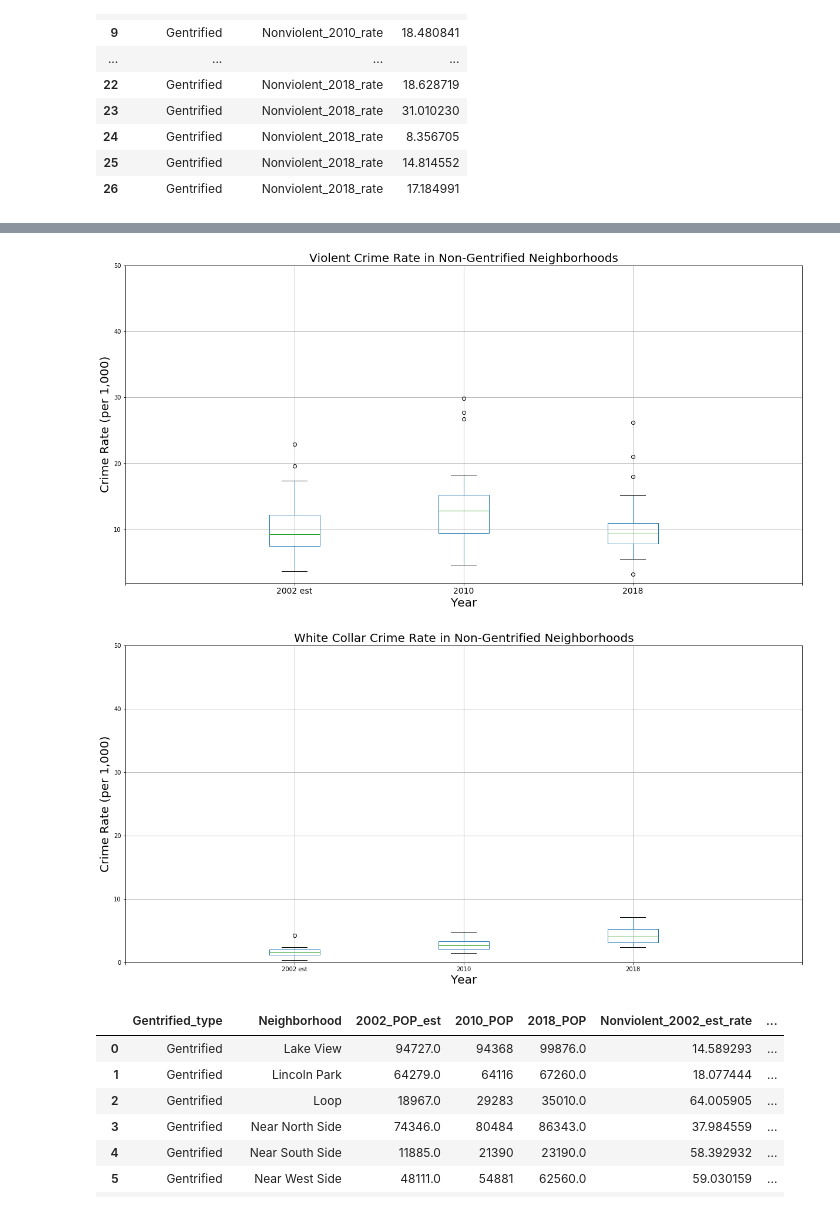
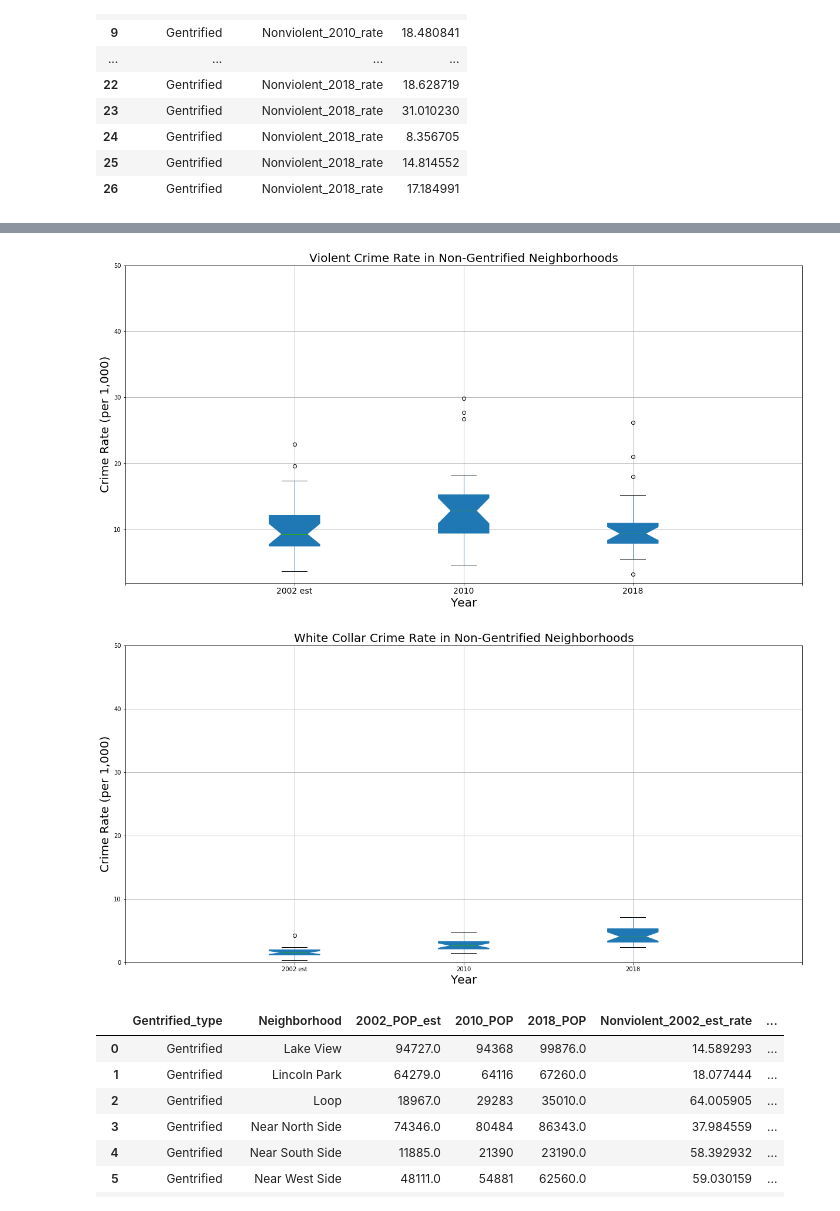
Before and after one commit to ajdeschenes/RuPaulsitory, a Jupyter notebook: Dev/Crime/chicago_crime_gentrification_api_json.ipynb, the cells around one changed output, grey strips where cells are left out. Cells and saved outputs as stored; diff of their text form; code cells hidden in the pictures.

```diff
--- a/Dev/Crime/chicago_crime_gentrification_api_json.ipynb
+++ b/Dev/Crime/chicago_crime_gentrification_api_json.ipynb
@@ -822,27 +890,26 @@ plt.savefig('output_reports_figures/nongentrified_nonviolent.png')
 # %%
-crimerate_violent_ng.boxplot("value", by="variable", figsize=(20, 10))
+crimerate_violent_ng.boxplot("value", by="variable", notch=True, patch_artist=True, figsize=(20, 10))
 
 plt.title('Violent Crime Rate in Non-Gentrified Neighborhoods', fontsize=20)
 plt.suptitle("")
 
 plt.xlabel('Year', fontsize=20)
 plt.ylabel('Crime Rate (per 1,000)', fontsize=20)
 
 # Limits for the Y axis
 bars = ('','2002 est', '2010', '2018','')
 y_pos = np.arange(len(bars))
 
-
 # Create names
 plt.xticks(y_pos, bars, fontsize=14)
 plt.ylim(top=50)
 
 # Export graphic
 plt.savefig('output_reports_figures/nongentrified_violent.png')
 # %% [output]
-[figure, old version]
+[figure, new version]
 # %%
-crimerate_white_collar_ng.boxplot("value", by="variable", figsize=(20, 10))
+crimerate_white_collar_ng.boxplot("value", by="variable", notch=True, patch_artist=True, figsize=(20, 10))
 
 plt.title('White Collar Crime Rate in Non-Gentrified Neighborhoods', fontsize=20)
 plt.suptitle("")
@@ -862,7 +929,7 @@ plt.ylim(top=50)
 # Export graphic
 plt.savefig('output_reports_figures/nongentrified_whitecollar.png')
 # %% [output]
-[figure, old version]
+[figure, new version]
 # %%
 crimerate_all_yr = crime_all_yr_name.iloc[:,[0,1,16,17,18,19,23,27,20,24,28,21,25,29]]
 
```
Also changed, not shown: parts of 21 cells of this notebook, 14 other files.
